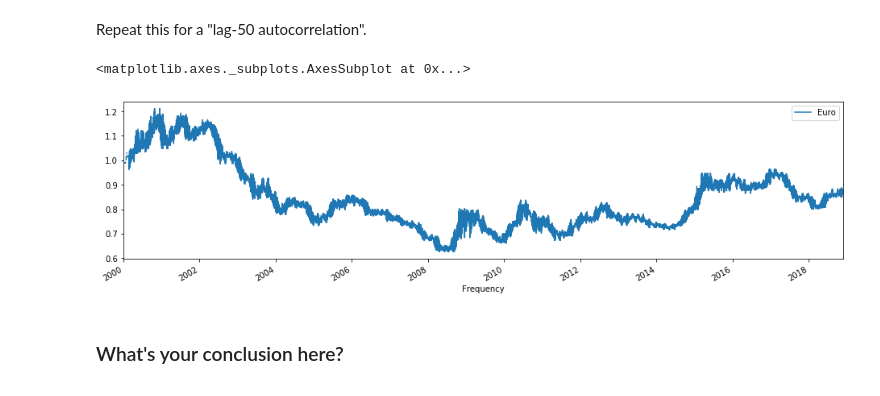
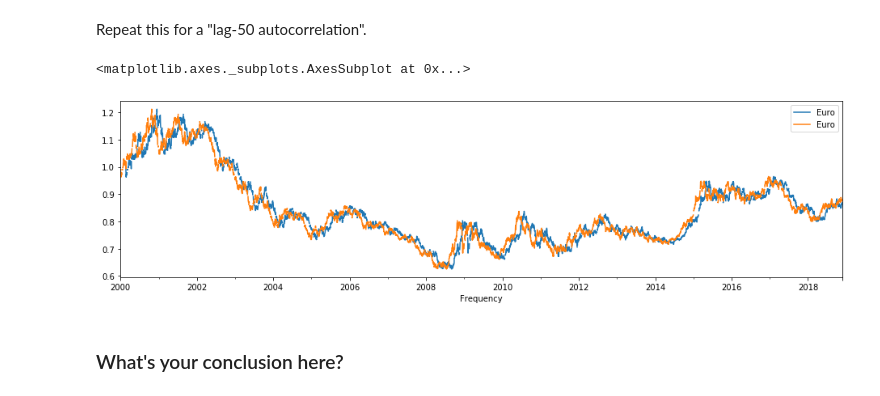
Before and after one commit to rmei97/dsc-corr-autocorr-in-time-series-lab-nyc-ds-033020, a Jupyter notebook: index.ipynb, the cells around one changed output. Cells and saved outputs as stored; diff of their text form; code cells hidden in the pictures.

```diff
--- a/index.ipynb
+++ b/index.ipynb
@@ -136,14 +136,14 @@ Repeat this for a "lag-50 autocorrelation".
 # %%
 # "Shift" the time series by 50 periods
 eur_shift_50 = eur.shift(periods = 50)
 
 # Combine the original and shifted time series
-lag_50 = pd.concat([eur_shift_50,eur])
+lag_50 = pd.concat([eur_shift_50,eur],axis = 1)
 
 # Plot
 lag_50.plot(figsize = (16,4))
 # %% [output]
 <matplotlib.axes._subplots.AxesSubplot at 0x...>
-[figure, old version]
+[figure, new version]
 # %%
 # Correlation
```
Also changed, not shown: parts of 1 cell of this notebook.
